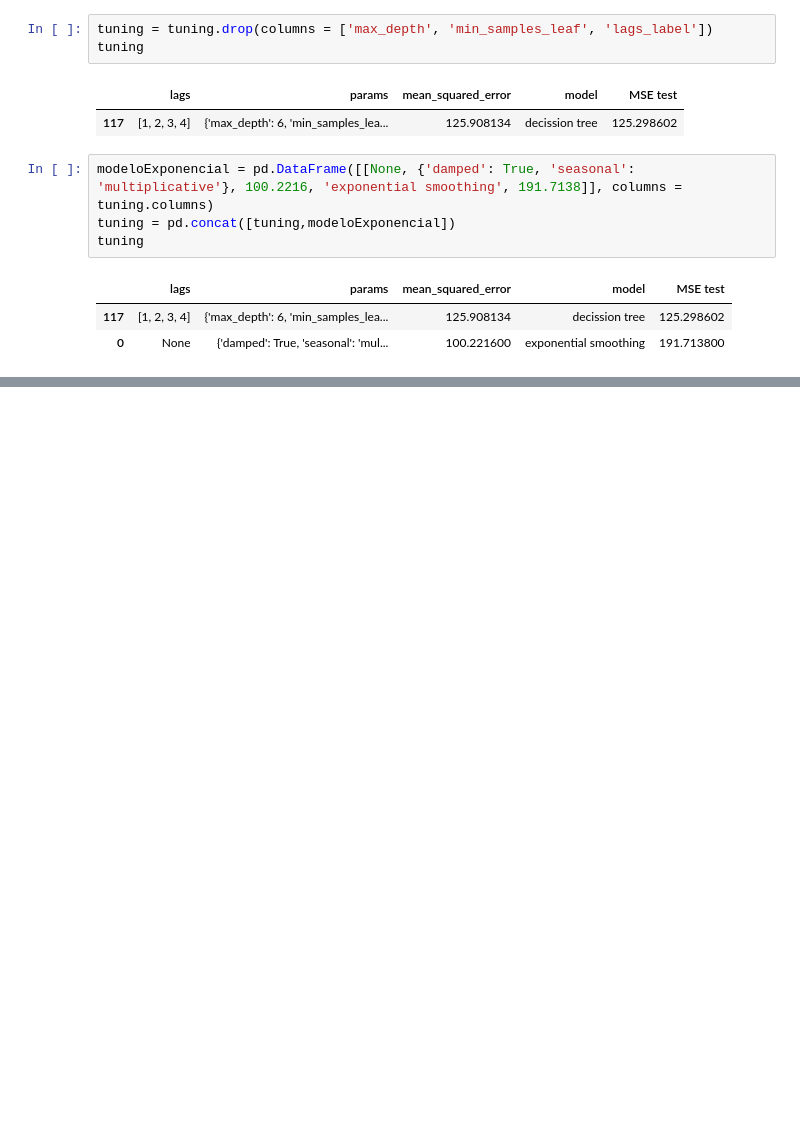
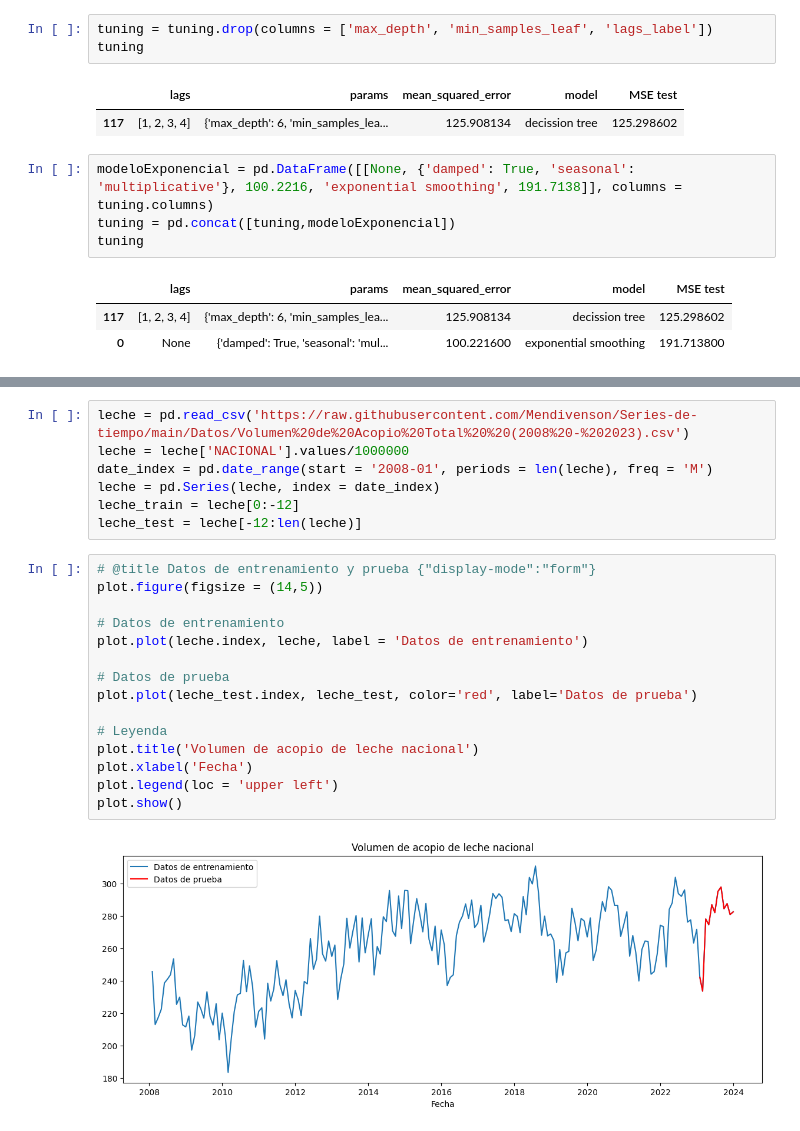
Before and after one commit to Mendivenson/Series-de-tiempo, a Jupyter notebook: Avance 2/Avance 2 (Volumen de leche).ipynb, the cells around one changed output, grey strips where cells are left out. Saved outputs shown, nothing was run; the diff lists cells and outputs as text; blank space fills up the shorter version.

```diff
--- a/Avance 2/Avance 2 (Volumen de leche).ipynb
+++ b/Avance 2/Avance 2 (Volumen de leche).ipynb
@@ -621,0 +670,24 @@ tuning
+# %%
+leche = pd.read_csv('https://raw.githubusercontent.com/Mendivenson/Series-de-tiempo/main/Datos/Volumen%20de%20Acopio%20Total%20%20(2008%20-%202023).csv')
+leche = leche['NACIONAL'].values/1000000
+date_index = pd.date_range(start = '2008-01', periods = len(leche), freq = 'M')
+leche = pd.Series(leche, index = date_index)
+leche_train = leche[0:-12]
+leche_test = leche[-12:len(leche)]
+# %%
+# @title Datos de entrenamiento y prueba {"display-mode":"form"}
+plot.figure(figsize = (14,5))
+
+# Datos de entrenamiento
+plot.plot(leche.index, leche, label = 'Datos de entrenamiento')
+
+# Datos de prueba
+plot.plot(leche_test.index, leche_test, color='red', label='Datos de prueba')
+
+# Leyenda
+plot.title('Volumen de acopio de leche nacional')
+plot.xlabel('Fecha')
+plot.legend(loc = 'upper left')
+plot.show()
+# %% [output]
+[figure, added]
```
Also changed, not shown: parts of 15 cells of this notebook.
